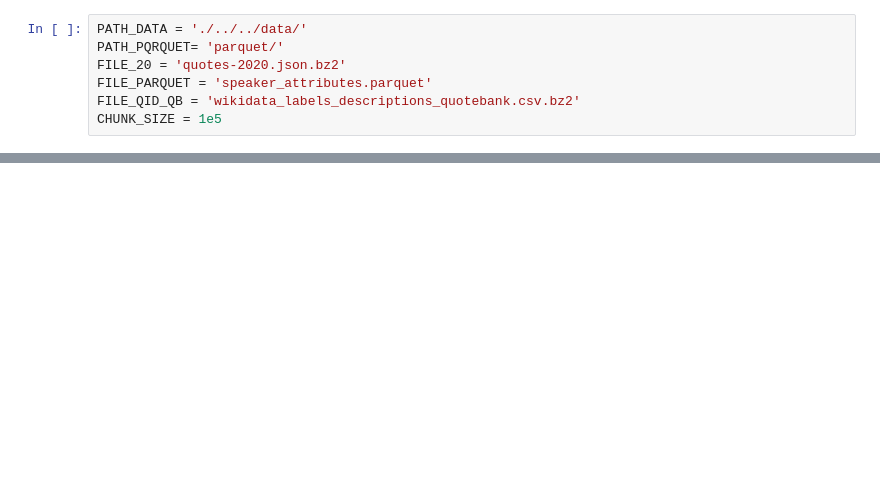
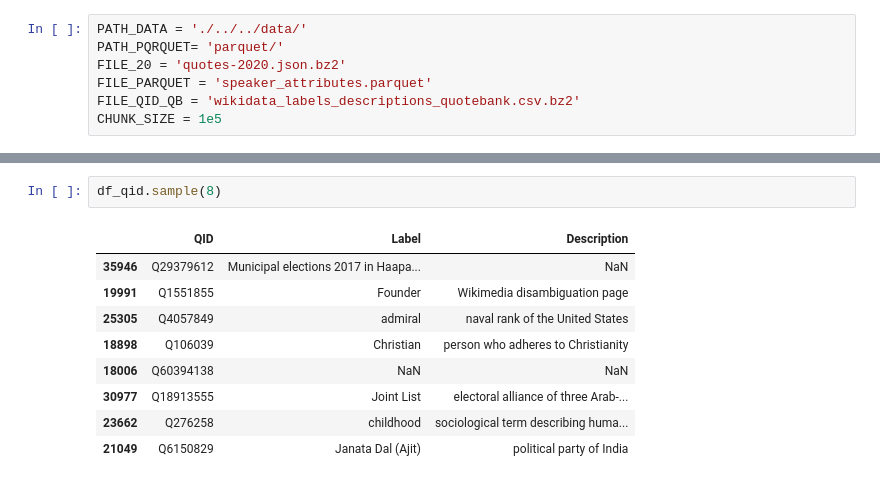
Before and after one commit to epfl-ada/ada-2021-project-adacadabras, a Jupyter notebook: notebook/crash_test.ipynb, the cells around one changed output, grey strips where cells are left out. Cells and saved outputs as stored; diff of their text form; blank space fills up the shorter version.

```diff
--- a/notebook/crash_test.ipynb
+++ b/notebook/crash_test.ipynb
@@ -10,0 +89,12 @@ CHUNK_SIZE = 1e5
+# %%
+df_qid.sample(8)
+# %% [output]
+|  | QID | Label | Description |
+| 35946 | Q29379612 | Municipal elections 2017 in Haapa... | NaN |
+| 19991 | Q1551855 | Founder | Wikimedia disambiguation page |
+| 25305 | Q4057849 | admiral | naval rank of the United States |
+| 18898 | Q106039 | Christian | person who adheres to Christianity |
+| 18006 | Q60394138 | NaN | NaN |
+| 30977 | Q18913555 | Joint List | electoral alliance of three Arab-... |
+| 23662 | Q276258 | childhood | sociological term describing huma... |
+| 21049 | Q6150829 | Janata Dal (Ajit) | political party of India |
```
Also changed, not shown: parts of 22 cells of this notebook, 2 other files.
